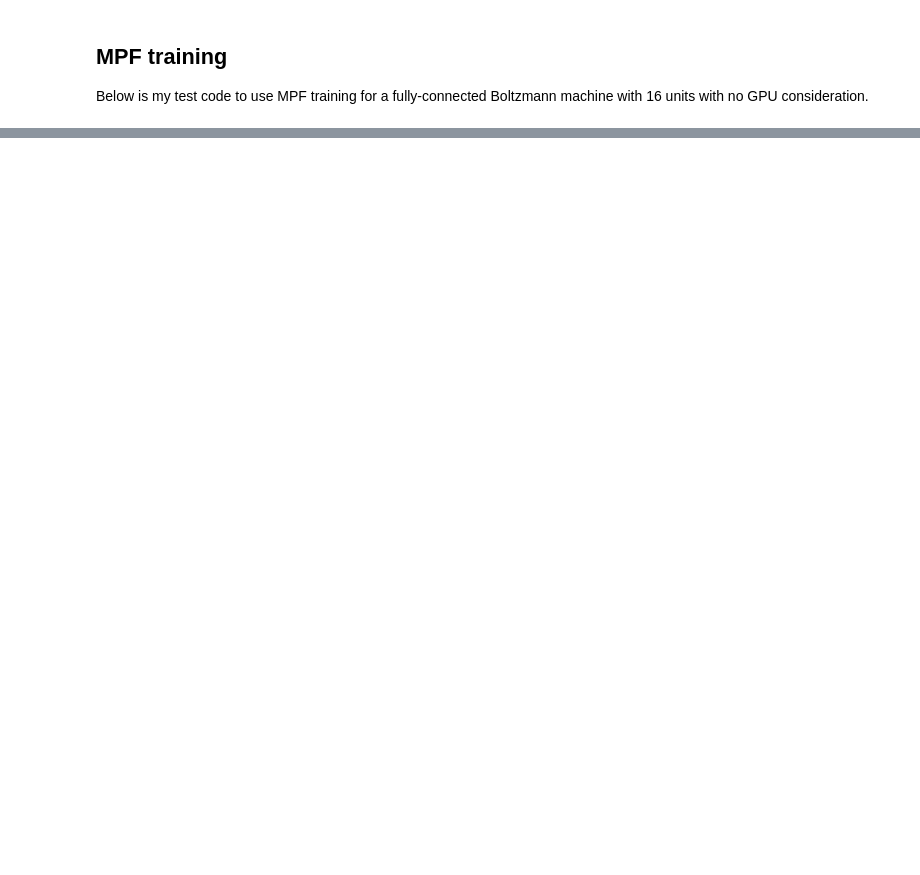
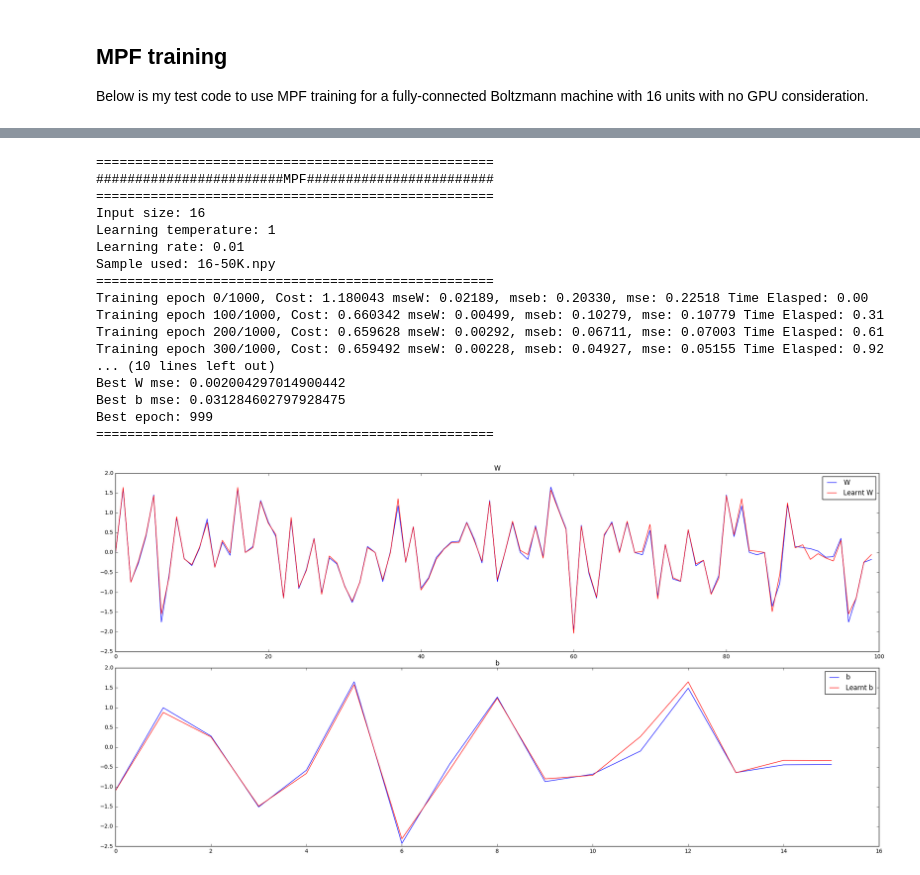
Before and after one commit to zunction/old-mmpf, a Jupyter notebook: 16 units MPF.ipynb, the cells around one changed output, grey strips where cells are left out. Cells and saved outputs as stored; diff of their text form; code cells hidden in the pictures; blank space fills up the shorter version.

```diff
--- a/16 units MPF.ipynb
+++ b/16 units MPF.ipynb
@@ -215,0 +234,22 @@ Best b mse: 0.09936041316652833
+# %%
+trainmpf(units = 16, lr = 1e-2, epsilon = 1, n_epochs = 1000,
+             batchsize = 16, temperature = 1, validate_every = 100, sample = '16-50K.npy')
+# %% [output]
+===================================================
+########################MPF########################
+===================================================
+Input size: 16
+Learning temperature: 1
+Learning rate: 0.01
+Sample used: 16-50K.npy
+===================================================
+Training epoch 0/1000, Cost: 1.180043 mseW: 0.02189, mseb: 0.20330, mse: 0.22518 Time Elasped: 0.00
+Training epoch 100/1000, Cost: 0.660342 mseW: 0.00499, mseb: 0.10279, mse: 0.10779 Time Elasped: 0.31
+Training epoch 200/1000, Cost: 0.659628 mseW: 0.00292, mseb: 0.06711, mse: 0.07003 Time Elasped: 0.61
+Training epoch 300/1000, Cost: 0.659492 mseW: 0.00228, mseb: 0.04927, mse: 0.05155 Time Elasped: 0.92
+... (10 lines left out)
+Best W mse: 0.002004297014900442
+Best b mse: 0.031284602797928475
+Best epoch: 999
+===================================================
+[figure, added]
```
Also changed, not shown: parts of 5 cells of this notebook.
